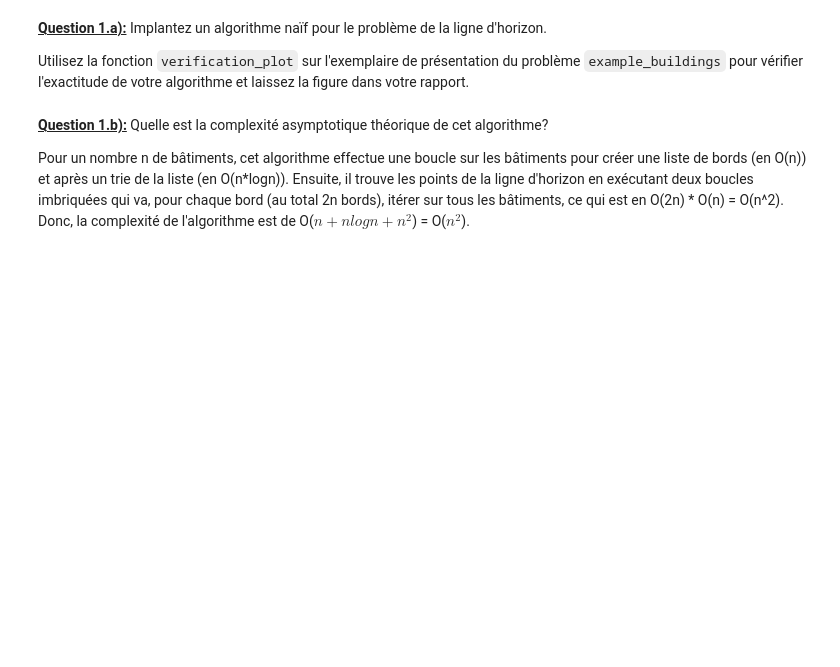
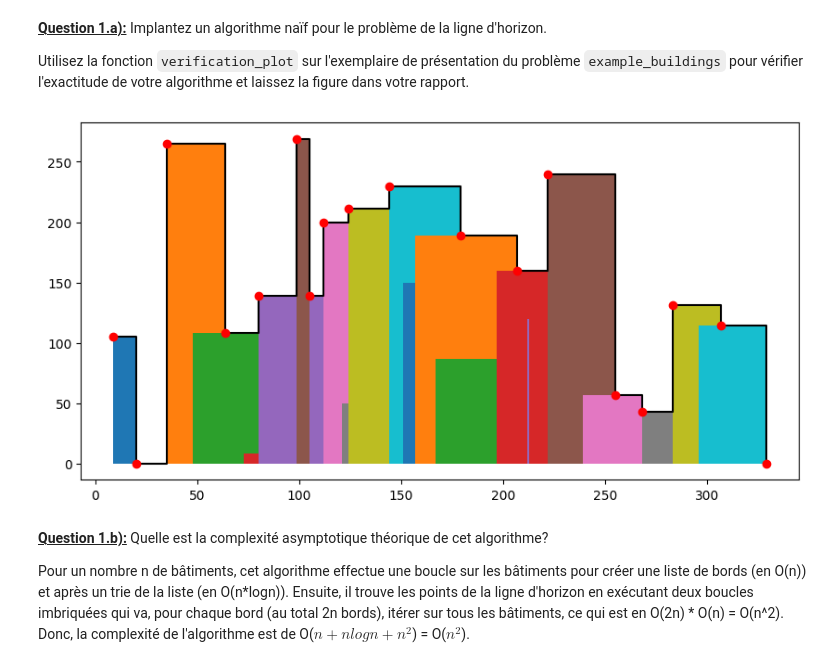
Before and after one commit to UiVieto/INF8775, a Jupyter notebook: TP1-H24.ipynb, the cells around one changed output. Saved outputs shown, nothing was run; the diff lists cells and outputs as text; code cells hidden in the pictures; blank space fills up the shorter version.

```diff
--- a/TP1-H24.ipynb
+++ b/TP1-H24.ipynb
@@ -316,6 +316,12 @@ def skyline_bruteforce(buildings):
             skyline.append((side, current_highest_building[H]))
 
     return skyline
+# %%
+test_bruteforce = generate_sample(20)
+
+verification_plot(test_bruteforce, skyline_bruteforce(test_bruteforce))
+# %% [output]
+[figure, added]
 # %% [markdown]
 <u>**Question 1.b):**</u> Quelle est la complexité asymptotique théorique de cet algorithme?
 
```
Also changed, not shown: parts of 44 cells of this notebook.
